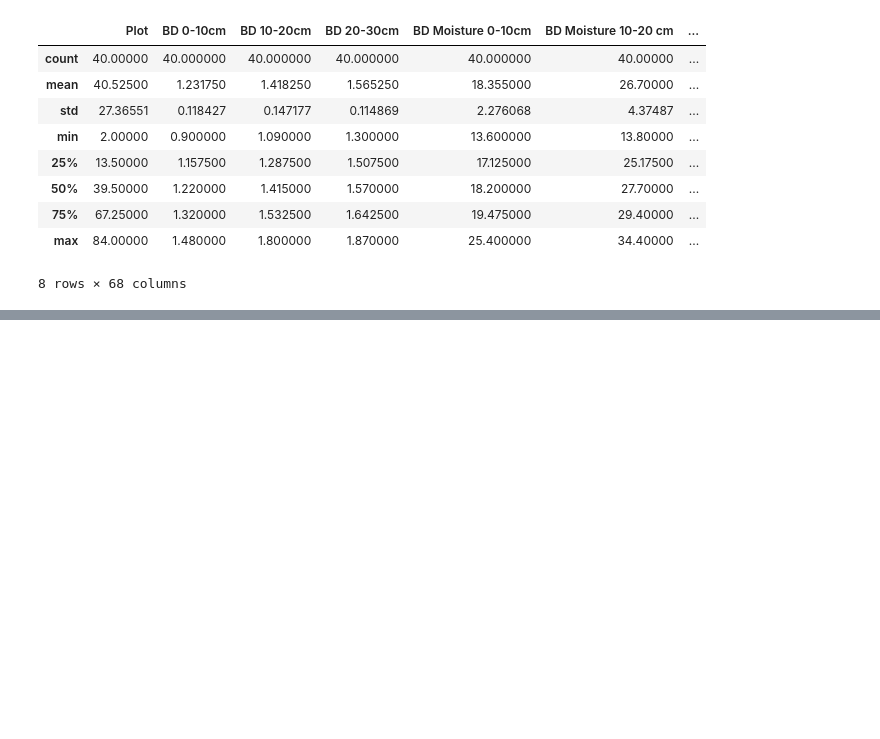
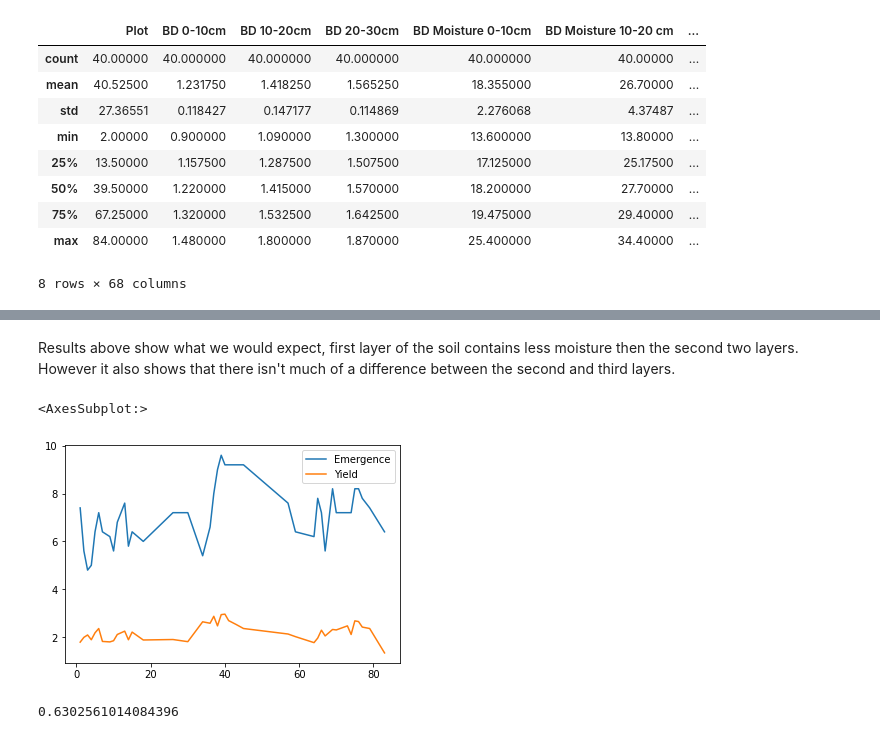
Before and after one commit to ciaranpflanagan/FYP, a Jupyter notebook: data_analysis.ipynb, the cells around one changed output, grey strips where cells are left out. Drawn from its saved outputs; the diff is of its cells as text; code cells hidden in the pictures; blank space fills up the shorter version.

```diff
--- a/data_analysis.ipynb
+++ b/data_analysis.ipynb
@@ -39,0 +52,18 @@ df_2021.describe()
+# %% [markdown]
+Results above show what we would expect, first layer of the soil contains less moisture then the second two layers. However it also shows that there isn't much of a difference between the second and third layers.
+# %%
+d = {'Emergence' : df_2021['Emergence'],
+     'Yield' : df_2021['Combine Yield (t/ac)']
+    }
+
+df = pd.DataFrame(d)
+
+df.plot()
+# %% [output]
+<AxesSubplot:>
+[figure, added]
+# %%
+correlation = df_2021['Emergence'].corr(df_2021['Combine Yield (t/ac)'])
+correlation
+# %% [output]
+0.6302561014084396
```
Also changed, not shown: parts of 3 cells of this notebook, 1 other file.
